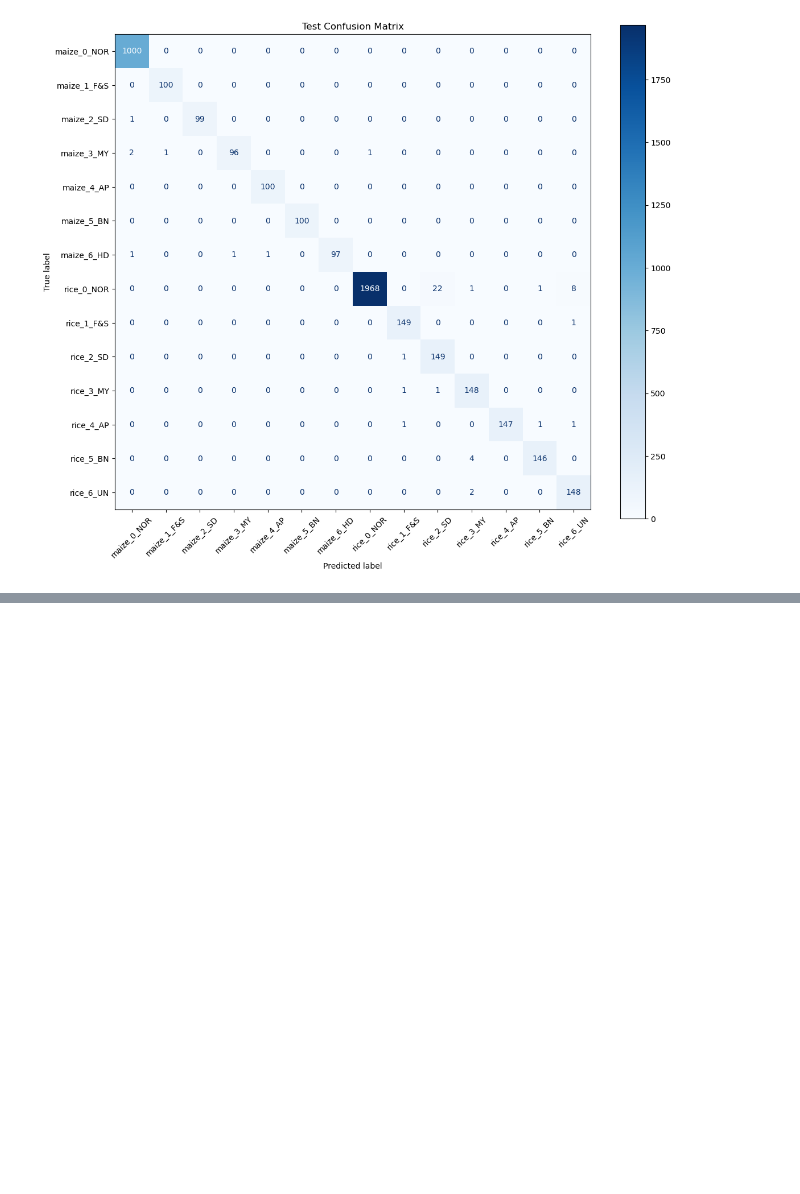
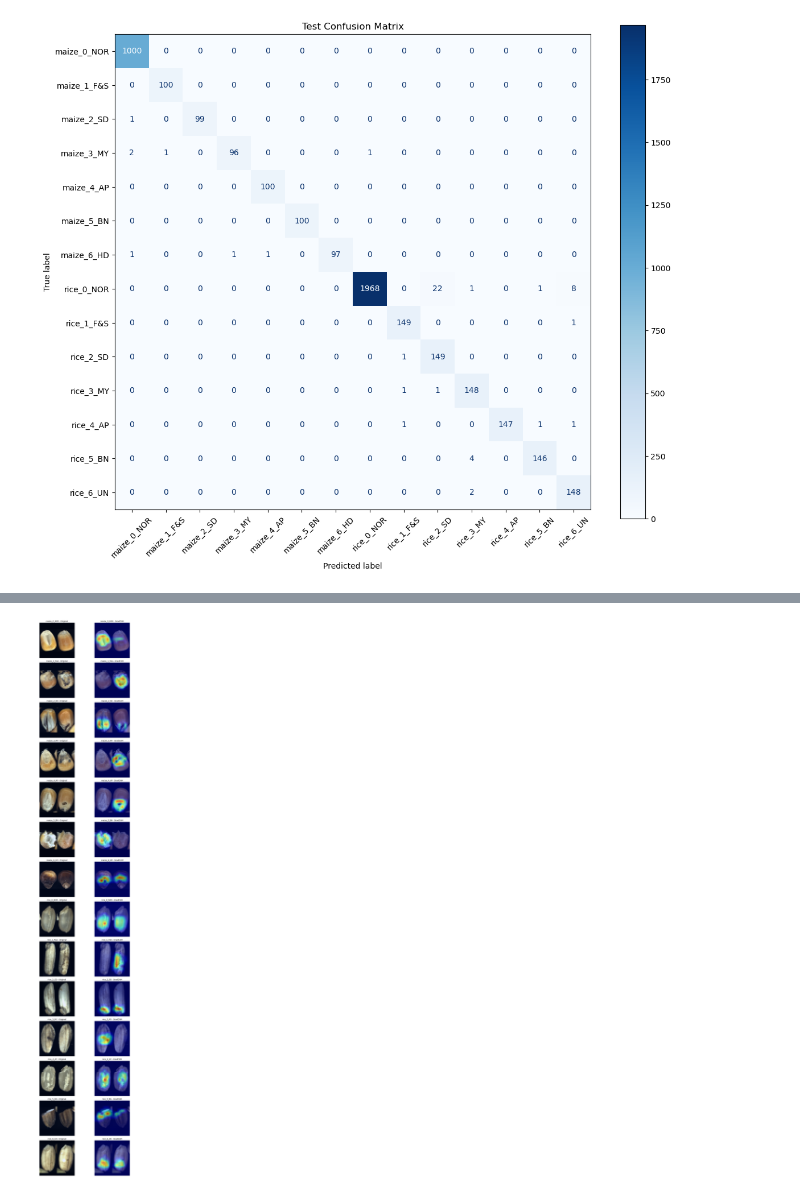
Before and after one commit to xandreiAThome/grain-disease-vision-model, a Jupyter notebook: 06_neural_network.ipynb, the cells around one changed output, grey strips where cells are left out. Saved outputs shown, nothing was run; the diff lists cells and outputs as text; code cells hidden in the pictures; blank space fills up the shorter version.

Commit message:
feat: added gradcam for cnn output

```diff
--- a/06_neural_network.ipynb
+++ b/06_neural_network.ipynb
@@ -217,7 +220,7 @@ We will use the utility tuners that come with Lightning in order to find a good
 # %%
 L.seed_everything(67)
 
-num_epochs = 1
+num_epochs = 50
 num_steps = num_epochs * len(data_module.train_dataloader())
 lightning_model = LightningModel(
     model=efficientnet_v2_s,
@@ -417,0 +429,48 @@ plt.show()
+# %%
+test_dataloader = data_module.test_dataloader()
+
+device = torch.device("cuda" if torch.cuda.is_available() else "cpu")
+lightning_model.to(device)
+lightning_model.eval()
+
+class_samples = {i:None for i in range(len(IDX_TO_CLASS))}
+
+with torch.no_grad():
+    for images, labels in tqdm(test_dataloader, desc="Finding Samples for GradCAM"):
+        for idx, label in enumerate(labels):
+            if class_samples[label.item()] is None:
+                class_samples[label.item()] = images[idx].cpu()
+        if all(sample is not None for sample in class_samples.values()):
+            break
+
+target_layers = [lightning_model.model.features[-1]]
+cam = GradCAM(model=lightning_model.model, target_layers=target_layers)
+
+n_classes = len(IDX_TO_CLASS)
+fig, axes = plt.subplots(n_classes, 2, figsize=(10, 3 * n_classes))
+
+for class_idx in range(n_classes):
+    if class_samples[class_idx] is not None:
+        image = class_samples[class_idx]
+        class_name = IDX_TO_CLASS[class_idx]
+
+        targets = [ClassifierOutputTarget(class_idx)]
+        grayscale_cam = cam(input_tensor=image.unsqueeze(0).to(device), targets=targets, aug_smooth=True)[0, :]
+
+        img_np = image.permute(1, 2, 0).numpy()
+        img_np = (img_np - img_np.min()) / (img_np.max() - img_np.min() + 1e-5)
+
+        cam_image = show_cam_on_image(img_np, grayscale_cam, use_rgb=True)
+
+        axes[class_idx, 0].imshow(img_np)
+        axes[class_idx, 0].set_title(f"{class_name} - Original", fontsize=10)
+        axes[class_idx, 0].axis("off")
+
+        axes[class_idx, 1].imshow(cam_image)
+        axes[class_idx, 1].set_title(f"{class_name} - GradCAM", fontsize=10)
+        axes[class_idx, 1].axis("off")
+
+plt.tight_layout()
+plt.show()
+# %% [output]
+[figure, added]
```
Also changed, not shown: parts of 6 cells of this notebook, 1 other file.
